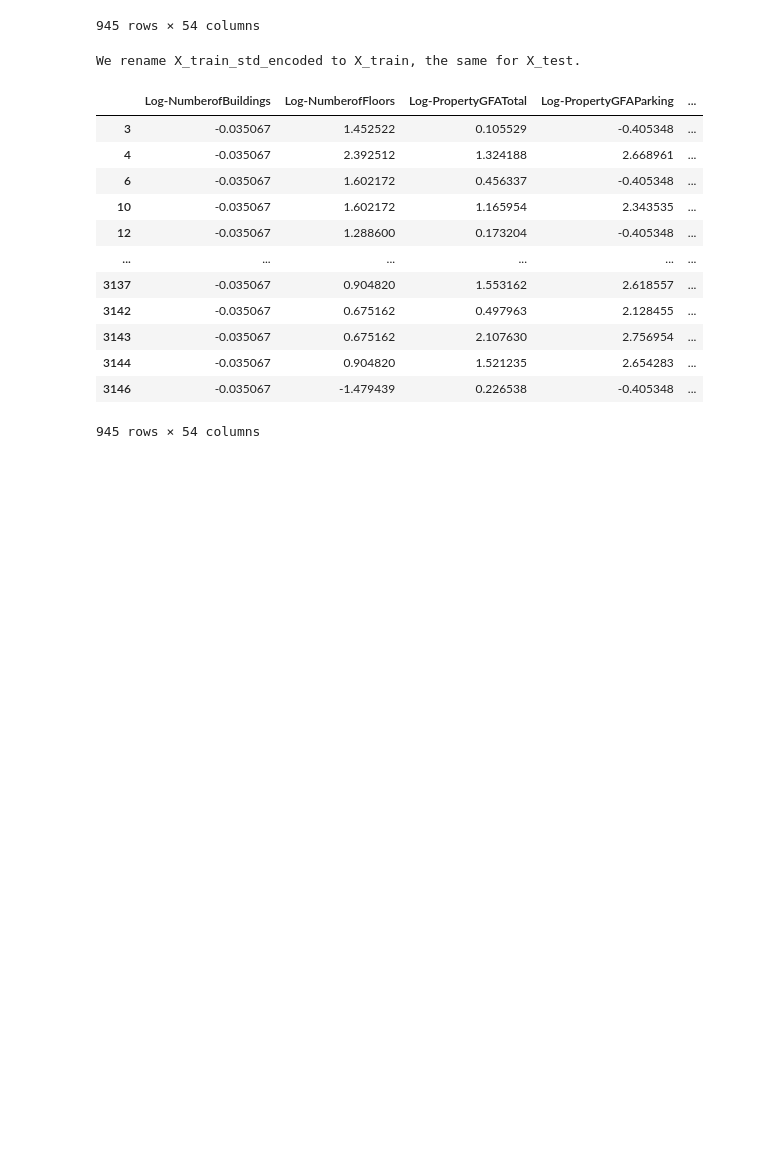
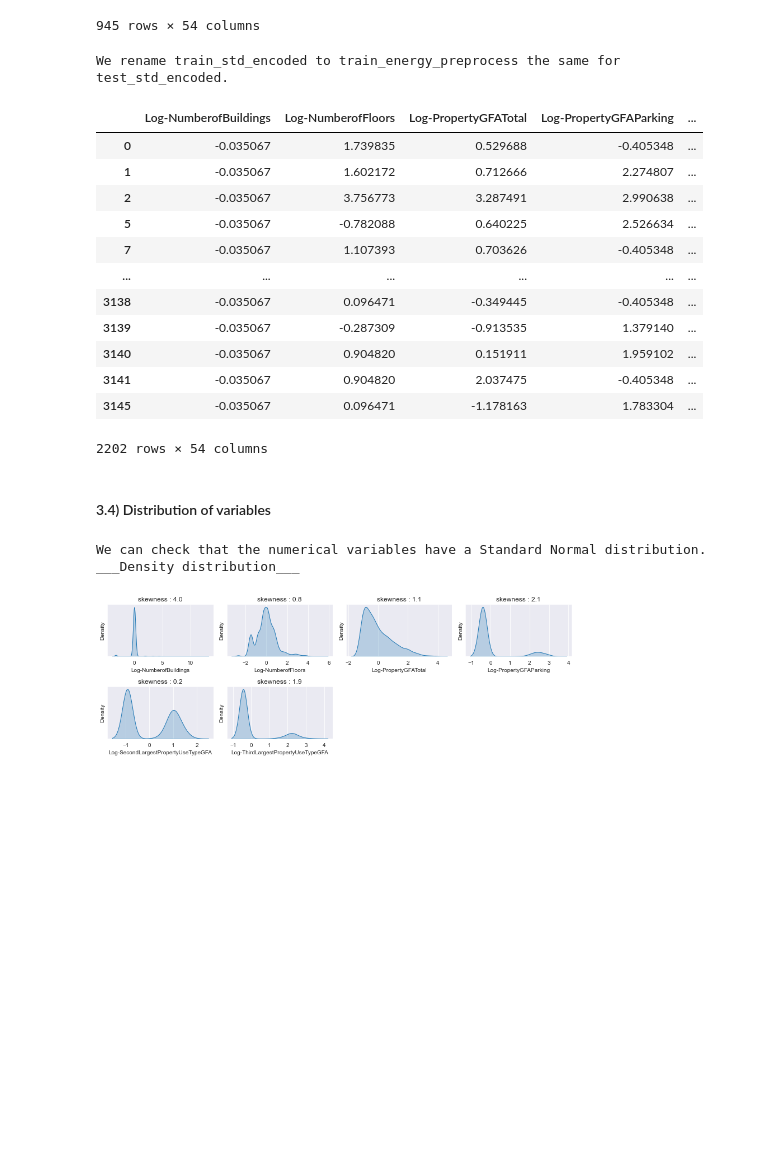
Before and after one commit to oumeima-elgharbi/P4_Data_Science_OpenClassrooms, a Jupyter notebook: P4_03_feature_engineering.ipynb, the cells around one changed output. Saved outputs shown, nothing was run; the diff lists cells and outputs as text; code cells hidden in the pictures; blank space fills up the shorter version.

```diff
--- a/P4_03_feature_engineering.ipynb
+++ b/P4_03_feature_engineering.ipynb
@@ -255,18 +511,17 @@ Index(['Log-NumberofBuildings', 'Log-NumberofFloors', 'Log-PropertyGFATotal',
       dtype='object')
 # %%
 # We train / fit the scaler on the training set / Computes the mean and std to be used for later scaling.
-std_scale = StandardScaler().fit(train[numerical_columns])
+std_scaler_energy = StandardScaler().fit(train_energy[numerical_columns])
 # We transform the training set and the testing set / Performs standardization by centering and scaling.
-train_std = train.copy()
-test_std = test.copy()
+train_energy_std, test_energy_std = train_energy.copy(), test_energy.copy()
 
-train_std[numerical_columns] = std_scale.transform(train[numerical_columns])
-test_std[numerical_columns] = std_scale.transform(test[numerical_columns])
+train_energy_std[numerical_columns] = std_scaler_energy.transform(train_energy[numerical_columns])
+test_energy_std[numerical_columns] = std_scaler_energy.transform(test_energy[numerical_columns])
 
 print("Before")
-display(train)
+display(train_energy)
 print("After")
-display(train_std)
+display(train_energy_std)
 # %% [output]
 Before
 |  | Neighborhood | BuildingType | PrimaryPropertyType | YearBuilt | Log-NumberofBuildings | Log-NumberofFloors | ... |
@@ -368,10 +617,10 @@ With the one hot encoder, we will get : 43 columns to encodes the categorical fe
 one_hot_encoder = OneHotEncoder(handle_unknown='ignore', sparse=False) # if sparse=True (by default), we need to add .toarray() to encoded_categorical_data
 
 # 1) Fit the encoder on the training set
-one_hot_encoder.fit(train_std[categorical_columns])
+one_hot_encoder.fit(train_energy_std[categorical_columns])
 
 # 2) we get the encoded numpy array
-encoded_categorical_data = one_hot_encoder.transform(train_std[categorical_columns])
+encoded_categorical_data = one_hot_encoder.transform(train_energy_std[categorical_columns])
 
 # 3) we make a list of the columns names
 encoded_categorical_data_names = one_hot_encoder.get_feature_names_out().tolist()
@@ -380,7 +629,7 @@ print("We have indeed :", len(encoded_categorical_data_names), "labels after enc
 # 4) we recreate a dataframe with the column names and the numpy array
 train_encoded = pd.DataFrame(columns=encoded_categorical_data_names,
                                data=encoded_categorical_data,
-                               index=train_std.index)
+                               index=train_energy_std.index)
 display(train_encoded.sort_index())
 # %% [output]
 We have indeed : 43 labels after encoding the categorical variables.
@@ -408,7 +657,7 @@ features_to_merge.extend(models_energy_target)###
 print(features_to_merge, end="\n\n")
 
 print("ASK JEREMY : merge based on index ok ? or should I put back OSEBuildingID ??")
-train_std_encoded = pd.merge(train_std[features_to_merge].sort_index(), train_encoded.sort_index(), left_index=True, right_index=True)
+train_std_encoded = pd.merge(train_energy_std[features_to_merge].sort_index(), train_encoded.sort_index(), left_index=True, right_index=True)
 display(train_std_encoded.sort_index())
 # %% [output]
 We need to add YearBuilt to the list of features.
@@ -512,24 +757,23 @@ We can start now the modelling to predict the feature wanted.
 from sklearn.model_selection import GridSearchCV
 from sklearn.metrics import mean_squared_error
 # %%
-print("We rename X_train_std_encoded to X_train, the same for X_test.")
-train_preprocess = train_std_encoded.copy()
-test_preprocess = test_std_encoded.copy()
+print("We rename train_std_encoded to train_energy_preprocess the same for test_std_encoded.")
+train_energy_preprocess = train_std_encoded.copy()
+test_energy_preprocess = test_std_encoded.copy()
 
-train_preprocess
-test_preprocess
+train_energy_preprocess
 # %% [output]
-We rename X_train_std_encoded to X_train, the same for X_test.
+We rename train_std_encoded to train_energy_preprocess the same for test_std_encoded.
 |  | Log-NumberofBuildings | Log-NumberofFloors | Log-PropertyGFATotal | Log-PropertyGFAParking | ... |
-| 3 | -0.035067 | 1.452522 | 0.105529 | -0.405348 | ... |
-| 4 | -0.035067 | 2.392512 | 1.324188 | 2.668961 | ... |
-| 6 | -0.035067 | 1.602172 | 0.456337 | -0.405348 | ... |
-| 10 | -0.035067 | 1.602172 | 1.165954 | 2.343535 | ... |
-| 12 | -0.035067 | 1.288600 | 0.173204 | -0.405348 | ... |
+| 0 | -0.035067 | 1.739835 | 0.529688 | -0.405348 | ... |
+| 1 | -0.035067 | 1.602172 | 0.712666 | 2.274807 | ... |
+| 2 | -0.035067 | 3.756773 | 3.287491 | 2.990638 | ... |
+| 5 | -0.035067 | -0.782088 | 0.640225 | 2.526634 | ... |
+| 7 | -0.035067 | 1.107393 | 0.703626 | -0.405348 | ... |
 | ... | ... | ... | ... | ... | ... |
-| 3137 | -0.035067 | 0.904820 | 1.553162 | 2.618557 | ... |
-| 3142 | -0.035067 | 0.675162 | 0.497963 | 2.128455 | ... |
-| 3143 | -0.035067 | 0.675162 | 2.107630 | 2.756954 | ... |
-| 3144 | -0.035067 | 0.904820 | 1.521235 | 2.654283 | ... |
-| 3146 | -0.035067 | -1.479439 | 0.226538 | -0.405348 | ... |
+| 3138 | -0.035067 | 0.096471 | -0.349445 | -0.405348 | ... |
+| 3139 | -0.035067 | -0.287309 | -0.913535 | 1.379140 | ... |
+| 3140 | -0.035067 | 0.904820 | 0.151911 | 1.959102 | ... |
+| 3141 | -0.035067 | 0.904820 | 2.037475 | -0.405348 | ... |
+| 3145 | -0.035067 | 0.096471 | -1.178163 | 1.783304 | ... |
-945 rows × 54 columns
+2202 rows × 54 columns
@@ -539,0 +780,9 @@ test_preprocess.to_csv(r'C:\Users\oumei\Documents\OC_projets\P4\P4_Data_Science_
+# %% [markdown]
+#### 3.4) Distribution of variables
+# %%
+print("We can check that the numerical variables have a Standard Normal distribution.")
+density(train_energy_preprocess[numerical_columns])
+# %% [output]
+We can check that the numerical variables have a Standard Normal distribution.
+___Density distribution___
+[figure, added]
```
Also changed, not shown: parts of 84 cells of this notebook, 2 other files.
